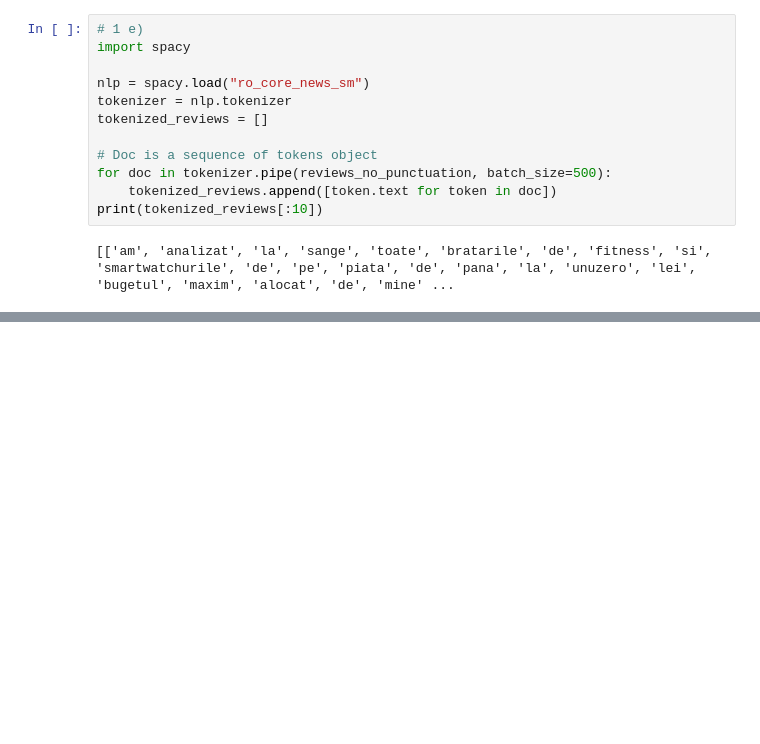
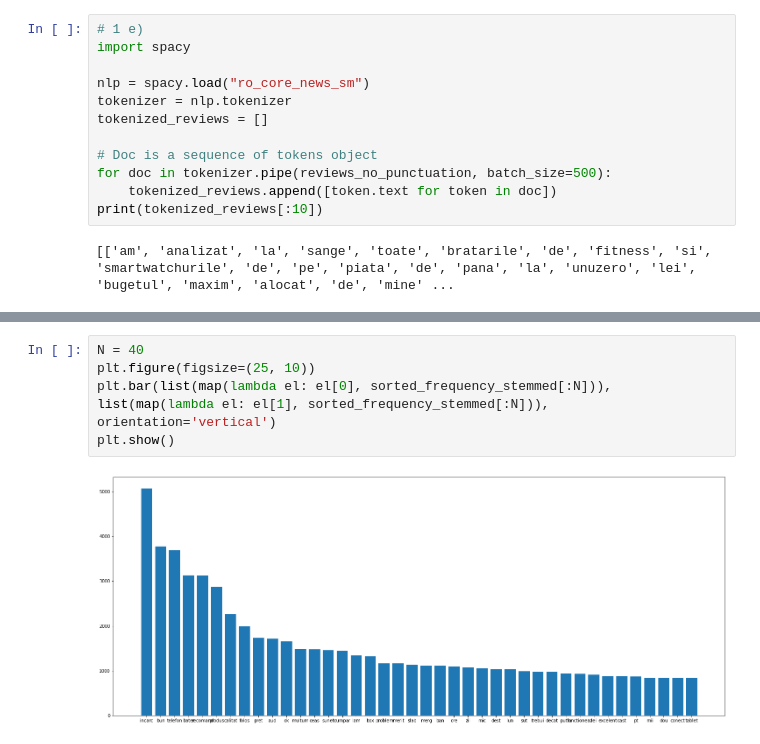
Before and after one commit to danielsociu/university-nlp, a Jupyter notebook: lab2/lab_2_solution.ipynb, the cells around one changed output, grey strips where cells are left out. Drawn from its saved outputs; the diff is of its cells as text; blank space fills up the shorter version.

```diff
--- a/lab2/lab_2_solution.ipynb
+++ b/lab2/lab_2_solution.ipynb
@@ -98,0 +228,7 @@ print(tokenized_reviews[:10])
+# %%
+N = 40
+plt.figure(figsize=(25, 10))
+plt.bar(list(map(lambda el: el[0], sorted_frequency_stemmed[:N])), list(map(lambda el: el[1], sorted_frequency_stemmed[:N])), orientation='vertical')
+plt.show()
+# %% [output]
+[figure, added]
```
Also changed, not shown: parts of 10 cells of this notebook.
